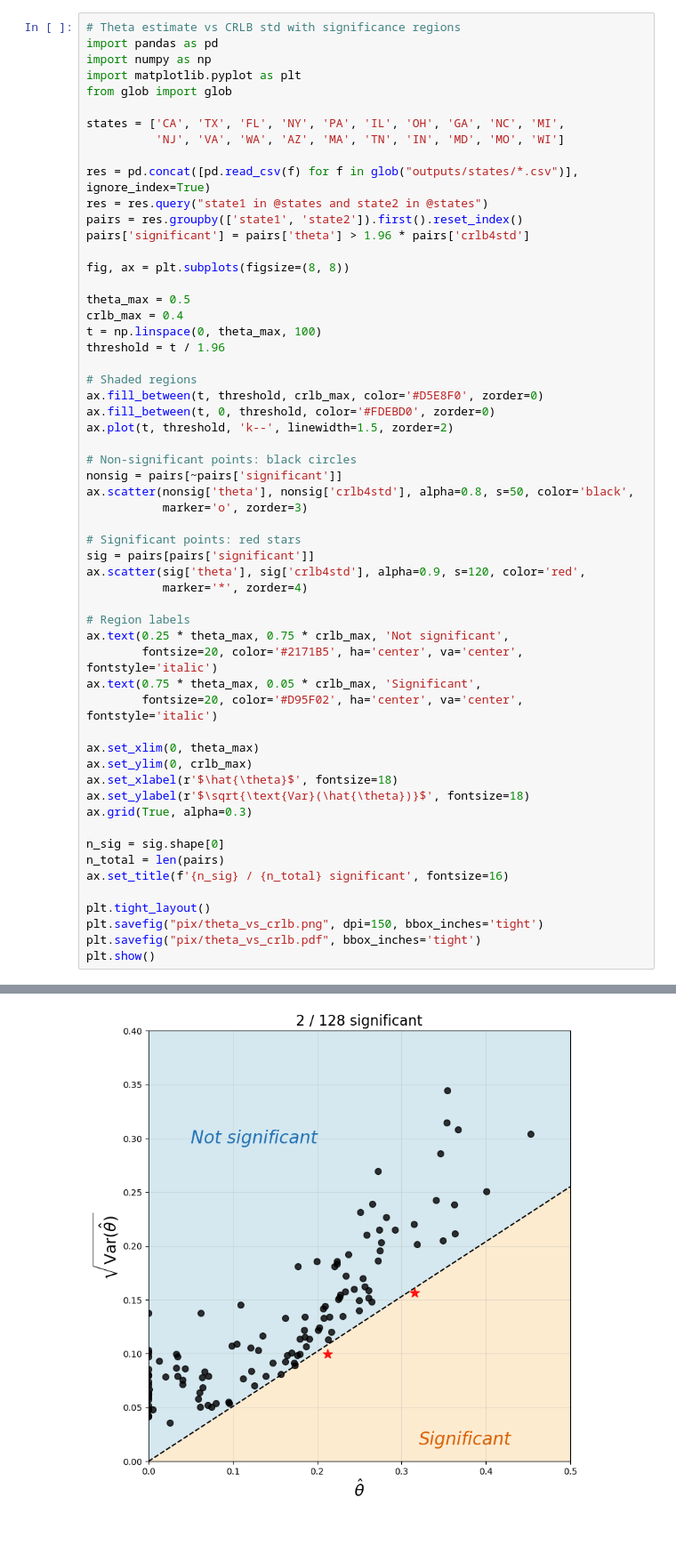
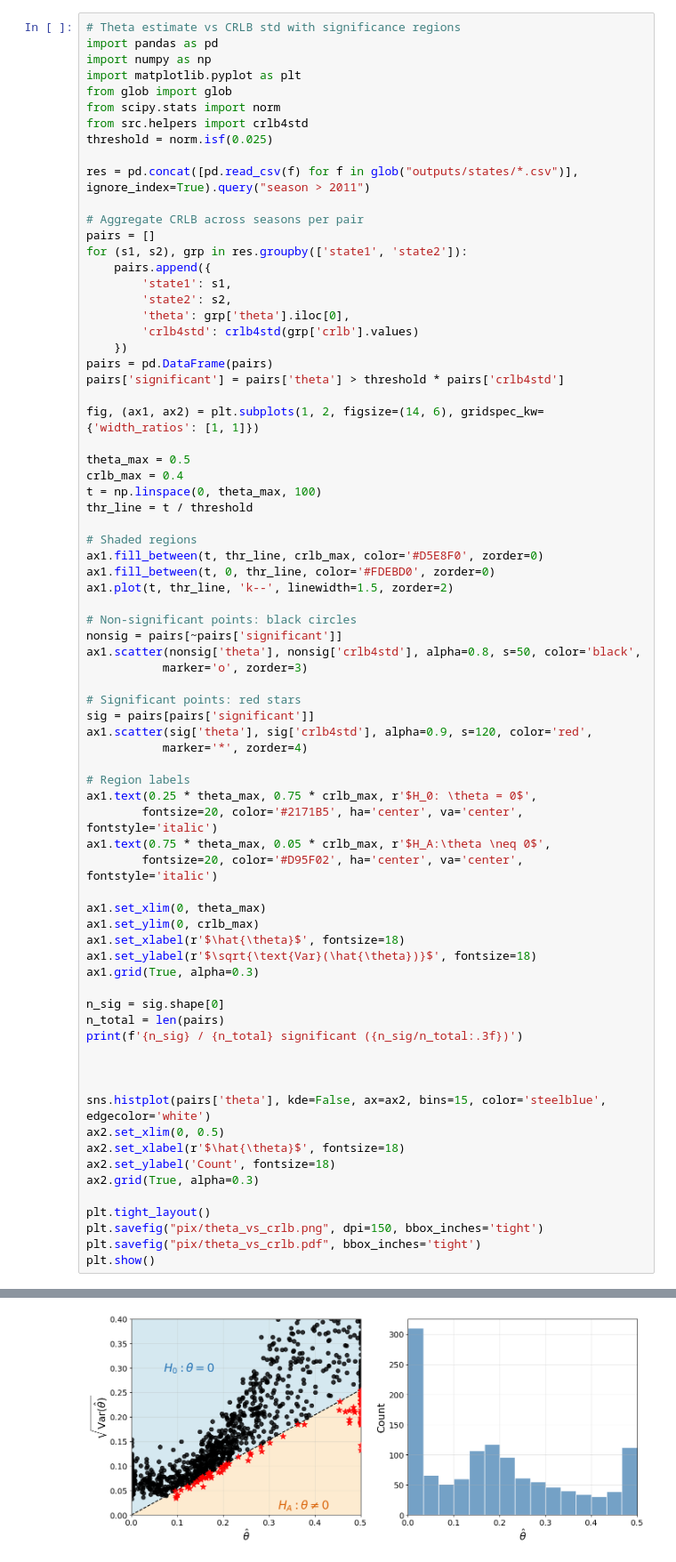
Before and after one commit to yairdaon/contacts, a Jupyter notebook: visualization_notebook.ipynb, the cells around one changed output, grey strips where cells are left out. Shown at 89% size. Drawn from its saved outputs; the diff is of its cells as text; blank space fills up the shorter version.

```diff
--- a/visualization_notebook.ipynb
+++ b/visualization_notebook.ipynb
@@ -244,52 +284,69 @@ import pandas as pd
 import numpy as np
 import matplotlib.pyplot as plt
 from glob import glob
+from scipy.stats import norm
+from src.helpers import crlb4std
+threshold = norm.isf(0.025)
 
-states = ['CA', 'TX', 'FL', 'NY', 'PA', 'IL', 'OH', 'GA', 'NC', 'MI',
-          'NJ', 'VA', 'WA', 'AZ', 'MA', 'TN', 'IN', 'MD', 'MO', 'WI']
+res = pd.concat([pd.read_csv(f) for f in glob("outputs/states/*.csv")], ignore_index=True).query("season > 2011")
 
-res = pd.concat([pd.read_csv(f) for f in glob("outputs/states/*.csv")], ignore_index=True)
-res = res.query("state1 in @states and state2 in @states")
-pairs = res.groupby(['state1', 'state2']).first().reset_index()
-pairs['significant'] = pairs['theta'] > 1.96 * pairs['crlb4std']
+# Aggregate CRLB across seasons per pair
+pairs = []
+for (s1, s2), grp in res.groupby(['state1', 'state2']):
+    pairs.append({
+        'state1': s1,
+        'state2': s2,
+        'theta': grp['theta'].iloc[0],
+        'crlb4std': crlb4std(grp['crlb'].values)
+    })
+pairs = pd.DataFrame(pairs)
+pairs['significant'] = pairs['theta'] > threshold * pairs['crlb4std']
 
-fig, ax = plt.subplots(figsize=(8, 8))
+fig, (ax1, ax2) = plt.subplots(1, 2, figsize=(14, 6), gridspec_kw={'width_ratios': [1, 1]})
 
 theta_max = 0.5
 crlb_max = 0.4
 t = np.linspace(0, theta_max, 100)
-threshold = t / 1.96
+thr_line = t / threshold
 
 # Shaded regions
-ax.fill_between(t, threshold, crlb_max, color='#D5E8F0', zorder=0)
-ax.fill_between(t, 0, threshold, color='#FDEBD0', zorder=0)
-ax.plot(t, threshold, 'k--', linewidth=1.5, zorder=2)
+ax1.fill_between(t, thr_line, crlb_max, color='#D5E8F0', zorder=0)
+ax1.fill_between(t, 0, thr_line, color='#FDEBD0', zorder=0)
+ax1.plot(t, thr_line, 'k--', linewidth=1.5, zorder=2)
 
 # Non-significant points: black circles
 nonsig = pairs[~pairs['significant']]
-ax.scatter(nonsig['theta'], nonsig['crlb4std'], alpha=0.8, s=50, color='black',
+ax1.scatter(nonsig['theta'], nonsig['crlb4std'], alpha=0.8, s=50, color='black',
            marker='o', zorder=3)
 
 # Significant points: red stars
 sig = pairs[pairs['significant']]
-ax.scatter(sig['theta'], sig['crlb4std'], alpha=0.9, s=120, color='red',
+ax1.scatter(sig['theta'], sig['crlb4std'], alpha=0.9, s=120, color='red',
            marker='*', zorder=4)
 
 # Region labels
-ax.text(0.25 * theta_max, 0.75 * crlb_max, 'Not significant',
+ax1.text(0.25 * theta_max, 0.75 * crlb_max, r'$H_0: \theta = 0$',
         fontsize=20, color='#2171B5', ha='center', va='center', fontstyle='italic')
-ax.text(0.75 * theta_max, 0.05 * crlb_max, 'Significant',
+ax1.text(0.75 * theta_max, 0.05 * crlb_max, r'$H_A:\theta \neq 0$',
         fontsize=20, color='#D95F02', ha='center', va='center', fontstyle='italic')
 
-ax.set_xlim(0, theta_max)
-ax.set_ylim(0, crlb_max)
-ax.set_xlabel(r'$\hat{\theta}$', fontsize=18)
-ax.set_ylabel(r'$\sqrt{\text{Var}(\hat{\theta})}$', fontsize=18)
-ax.grid(True, alpha=0.3)
+ax1.set_xlim(0, theta_max)
+ax1.set_ylim(0, crlb_max)
+ax1.set_xlabel(r'$\hat{\theta}$', fontsize=18)
+ax1.set_ylabel(r'$\sqrt{\text{Var}(\hat{\theta})}$', fontsize=18)
+ax1.grid(True, alpha=0.3)
 
 n_sig = sig.shape[0]
 n_total = len(pairs)
-ax.set_title(f'{n_sig} / {n_total} significant', fontsize=16)
+print(f'{n_sig} / {n_total} significant ({n_sig/n_total:.3f})')
+
+
+
+sns.histplot(pairs['theta'], kde=False, ax=ax2, bins=15, color='steelblue', edgecolor='white')
+ax2.set_xlim(0, 0.5)
+ax2.set_xlabel(r'$\hat{\theta}$', fontsize=18)
+ax2.set_ylabel('Count', fontsize=18)
+ax2.grid(True, alpha=0.3)
 
 plt.tight_layout()
 plt.savefig("pix/theta_vs_crlb.png", dpi=150, bbox_inches='tight')
@@ -299 +357 @@ plt.show()
-[figure, old version]
+[figure, new version]
```
Also changed, not shown: parts of 4 cells of this notebook, 7 other files.
